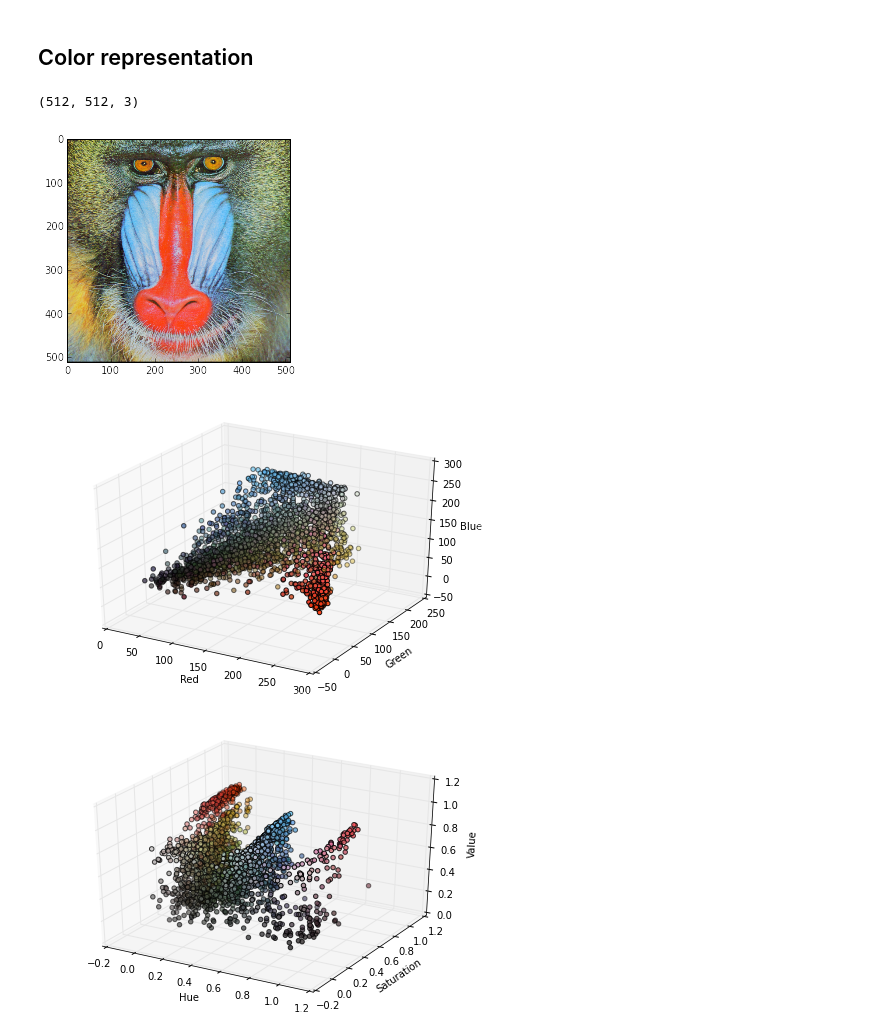
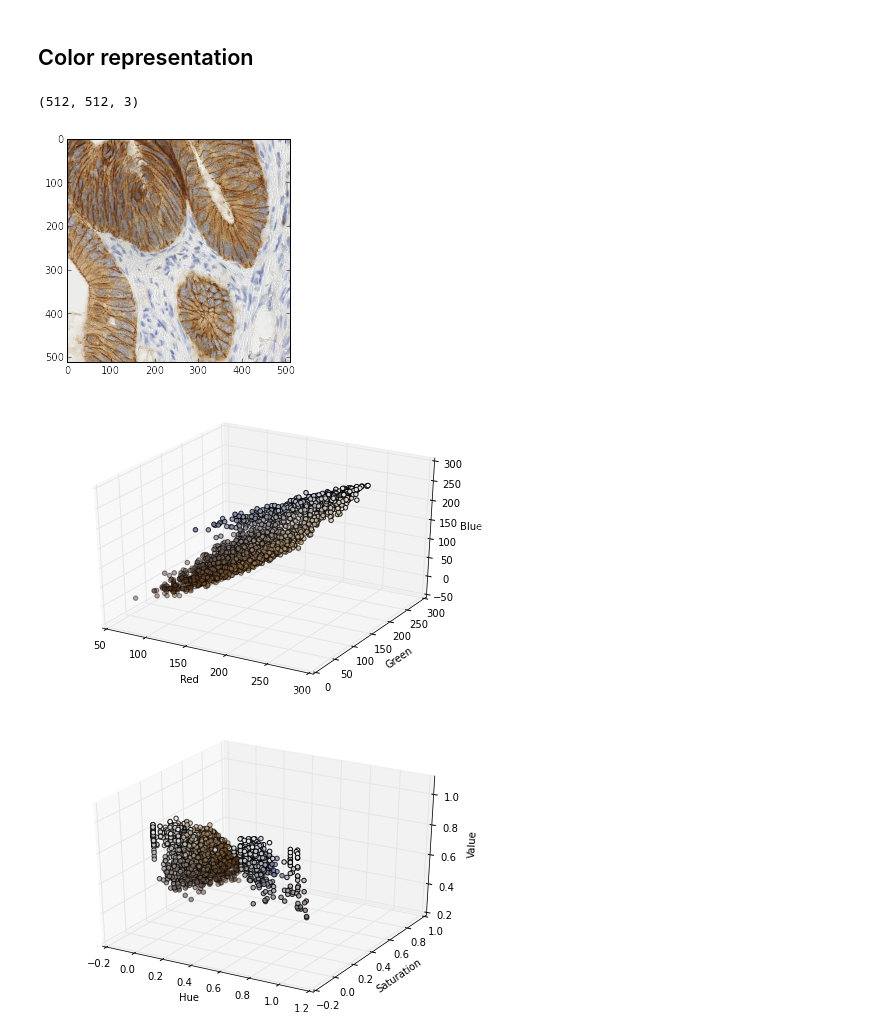
Before and after one commit to odebeir/info-h-500-501, a Jupyter notebook: Acquisition/color.ipynb, the cells around one changed output. Saved outputs shown, nothing was run; the diff lists cells and outputs as text; code cells hidden in the pictures.

Commit message:
revert to local image+entropy

```diff
--- a/Acquisition/color.ipynb
+++ b/Acquisition/color.ipynb
@@ -13,7 +13,7 @@ from mpl_toolkits.mplot3d import Axes3D
 from skimage import color
 from skimage.data import lena,immunohistochemistry,imread
 
-rgb = imread('http://sipi.usc.edu/database/download.php?vol=misc&img=4.2.03')
+rgb = immunohistochemistry()
 
 fig = plt.figure(0)
 plt.imshow(rgb,origin='lower')
@@ -34,33 +34,33 @@ xyz = color.rgb2xyz(rgb)
 fig = plt.figure(1)
 ax = Axes3D(fig)
 col = np.vstack((r,g,b)).T/255.0
 ax.scatter(r,g,b,c=col)
 ax.set_xlabel('Red')
 ax.set_ylabel('Green')
 ax.set_zlabel('Blue')
 
 fig = plt.figure(2)
 ax = Axes3D(fig)
 h = hsv[:,:,0].flatten()
 s = hsv[:,:,1].flatten()
 v = hsv[:,:,2].flatten()
 ax.scatter(h,s,v,c=col)
 ax.set_xlabel('Hue')
 ax.set_ylabel('Saturation')
 ax.set_zlabel('Value')
 
 fig = plt.figure(3)
 ax = Axes3D(fig)
 x = s*np.cos(h*2*np.pi)
 y = s*np.sin(h*2*np.pi)
 z = v
 ax.scatter(x,y,z,c=col)
 
 th = np.linspace(0,6.28,200)
 ax.scatter(np.cos(th),np.sin(th),0,c='k',s=.1)
 plt.show()
 # %% [output]
 (512, 512, 3)
-[figure, old version]
+[figure, new version]
-[figure, old version]
+[figure, new version]
-[figure, old version]
+[figure, new version]
```
Also changed, not shown: parts of 1 cell of this notebook, 1 other file.
